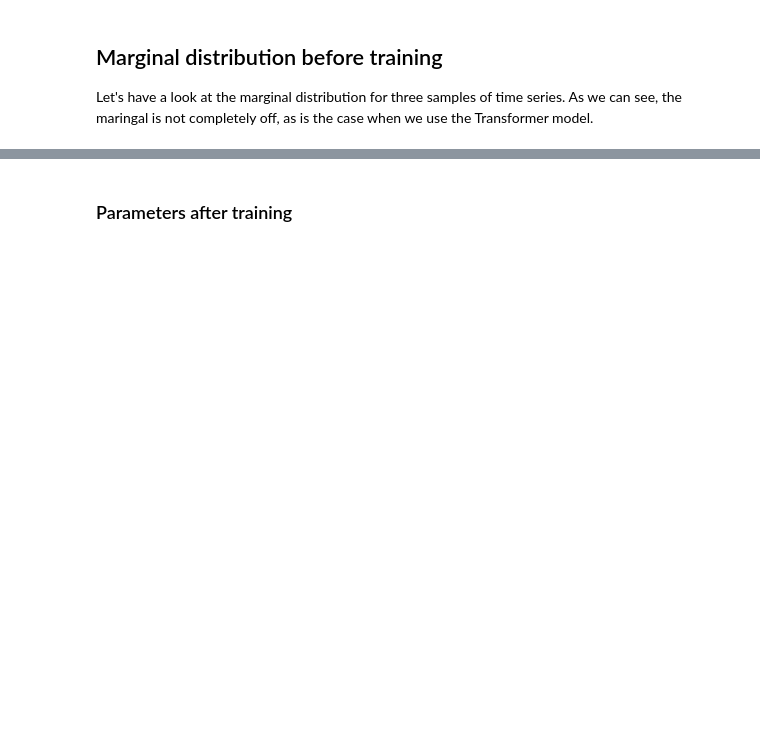
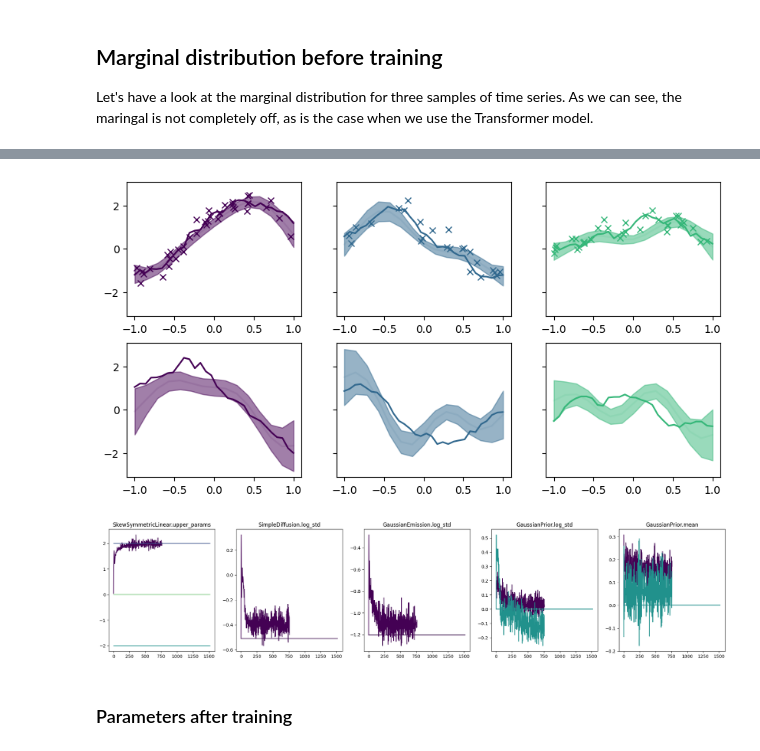
Before and after one commit to simoneiriksson/SDEmatching, a Jupyter notebook: examples/GP_based_marginal.ipynb, the cells around one changed output, grey strips where cells are left out. Drawn from its saved outputs; the diff is of its cells as text; code cells hidden in the pictures; blank space fills up the shorter version.

```diff
--- a/examples/GP_based_marginal.ipynb
+++ b/examples/GP_based_marginal.ipynb
@@ -329,3 +401,13 @@ while True:
+# %%
+fig, axes = plot_marginal(mySDEproblem, data, state_dim, axes=None, true_states=true_state_series,
+                    true_states_ts=generator_SDE.ts, num_samples=100, num_timesteps = 15, max_num_data=3, device=device, observation_dim=observation_dim, data_mask=emissions_mask)
+plt.show()
+
+fig, axes = plot_parameter_history(true_parameter_dict, saved_parameter_dict, step_no)
+plt.show()
+# %% [output]
+[figure, added]
+[figure, added]
 # %% [markdown]
 ### Parameters after training
 # %%
```
Also changed, not shown: parts of 9 cells of this notebook, 1 other file.
